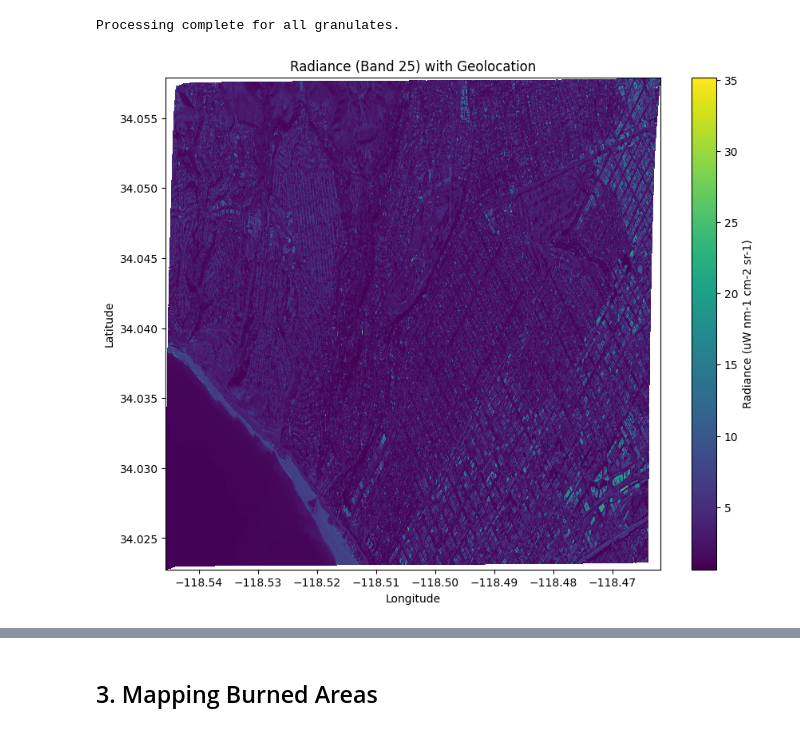
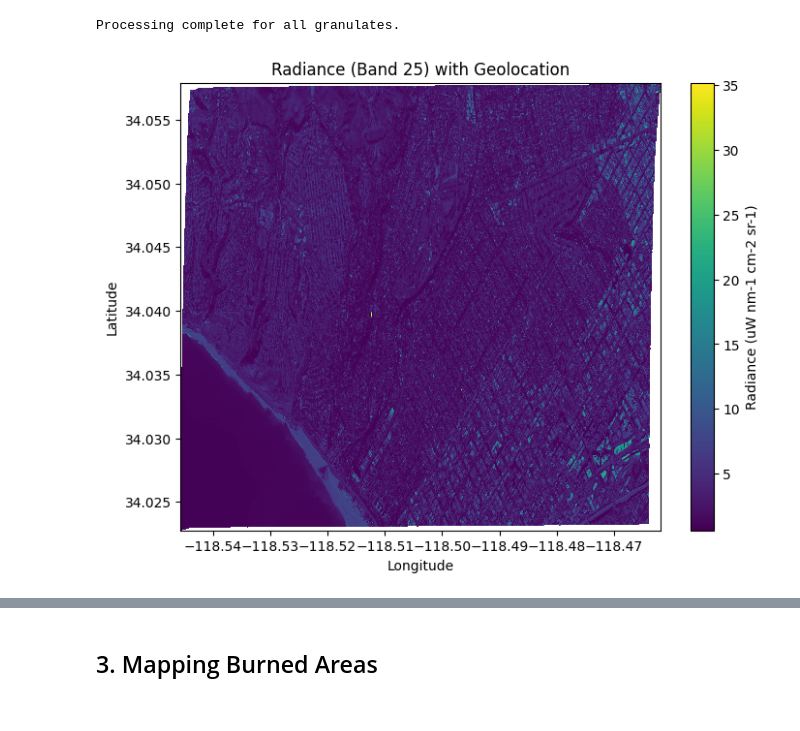
Before and after one commit to DavidFonsecaG/palisades-fire-mapping-aviris-viirs, a Jupyter notebook: notebooks/mapping_wildfires.ipynb, the cells around one changed output, grey strips where cells are left out. Saved outputs shown, nothing was run; the diff lists cells and outputs as text; code cells hidden in the pictures.

```diff
--- a/notebooks/mapping_wildfires.ipynb
+++ b/notebooks/mapping_wildfires.ipynb
@@ -73,29 +75,29 @@ Processing complete for all granulates.
 # %%
 file_path = "../data/granulate_files/AV320250116t193840_005_L1B_RDN_3f4aef90_RDN.nc"
 
 # Open the file and plot radiance with geolocation
 with h5py.File(file_path, 'r') as f:
     radiance = f['radiance']['radiance']
     lat = f['lat'][:]
     lon = f['lon'][:]
 
     # Take a specific band (like band 25)
     data = radiance[25, :, :]
 
     # Create cell edges
     lon_edges = (lon[:-1, :-1] + lon[1:, 1:]) / 2
     lat_edges = (lat[:-1, :-1] + lat[1:, 1:]) / 2
 
     # Sort to fix the monotonic issue
     lon_edges = np.sort(lon_edges, axis=1)
     lat_edges = np.sort(lat_edges, axis=0)
 
-    plt.figure(figsize=(10, 8))
+    plt.figure(figsize=(8, 6))
     plt.pcolormesh(lon_edges, lat_edges, data[:-1, :-1], shading='auto', cmap='viridis')
     plt.colorbar(label='Radiance (uW nm-1 cm-2 sr-1)')
     plt.title('Radiance (Band 25) with Geolocation')
     plt.xlabel('Longitude')
     plt.ylabel('Latitude')
     plt.show()
 # %% [output]
-[figure, old version]
+[figure, new version]
```
Also changed, not shown: parts of 5 cells of this notebook, 1 other file.
